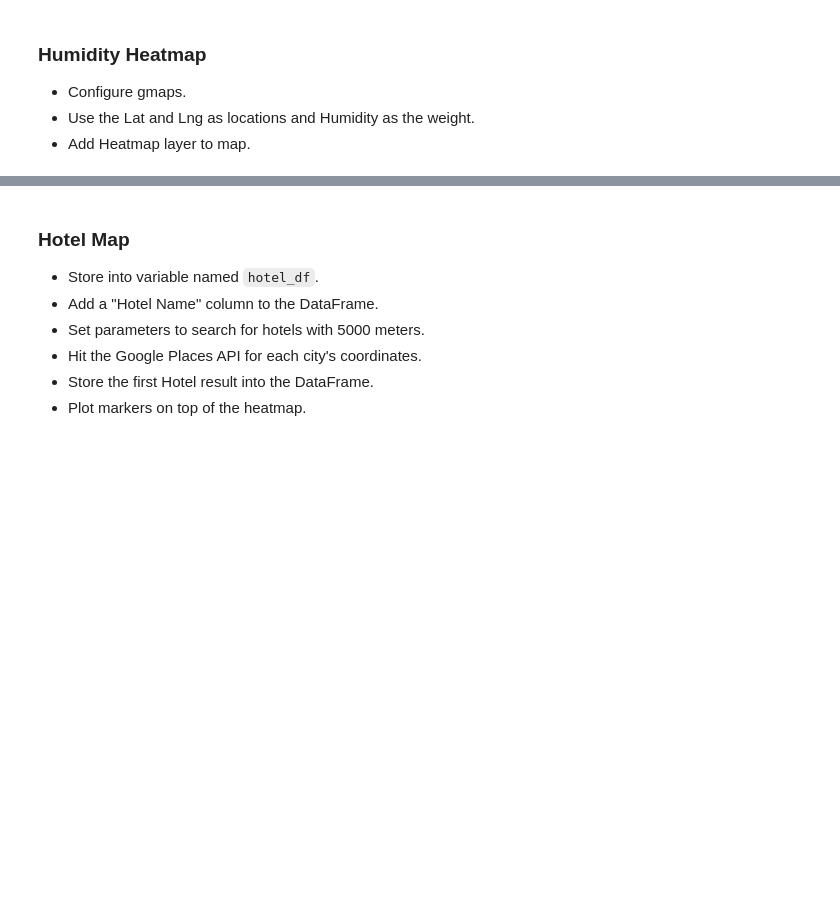
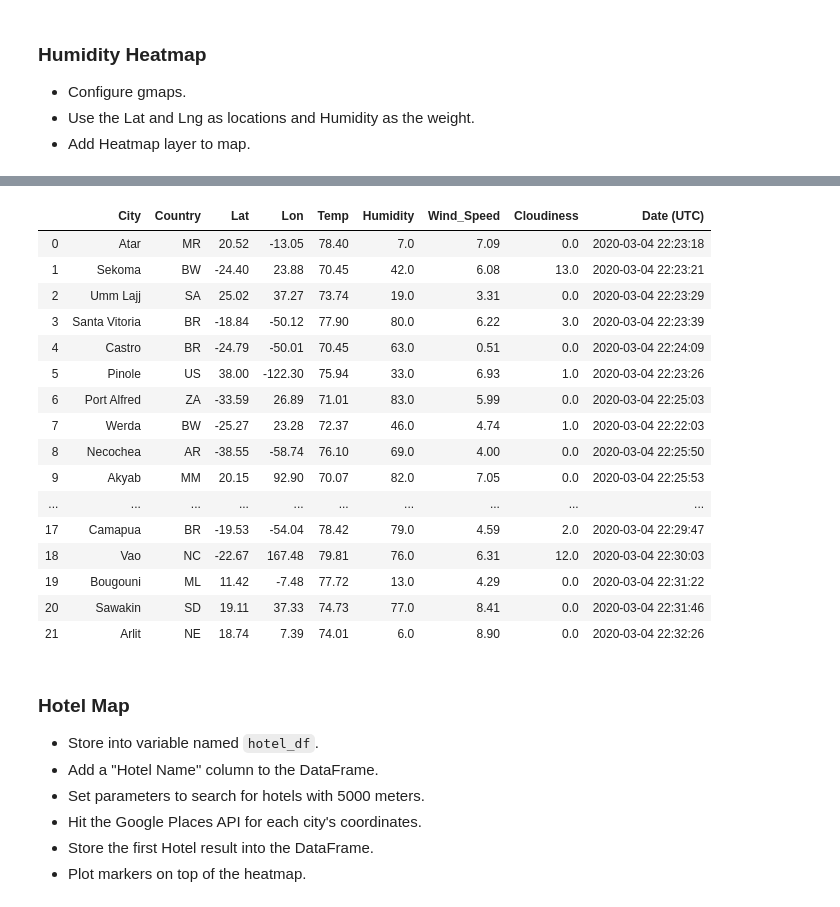
Before and after one commit to travistharp/python-api-challenge, a Jupyter notebook: WeatherPy/VacationPy.ipynb, the cells around one changed output, grey strips where cells are left out. Cells and saved outputs as stored; diff of their text form; code cells hidden in the pictures; blank space fills up the shorter version.

```diff
--- a/WeatherPy/VacationPy.ipynb
+++ b/WeatherPy/VacationPy.ipynb
@@ -52,4 +71,31 @@ fig
 * Drop any rows will null values.
+# %%
+#Ideal Conditions:
+# Teperature between 70 and 80
+# Cloudiness less than 15%
+# Wind Speed less than 10 mph
+
+ideal_df = vaca_df[(vaca_df['Temp'] >= 70) & (vaca_df['Temp'] <=80) & (vaca_df['Cloudiness'] <=15) & (vaca_df['Wind_Speed'] <=10)]
+ideal_df = ideal_df.reset_index(drop=True)
+ideal_df
+# %% [output]
+|  | City | Country | Lat | Lon | Temp | Humidity | Wind_Speed | Cloudiness | Date (UTC) |
+| 0 | Atar | MR | 20.52 | -13.05 | 78.40 | 7.0 | 7.09 | 0.0 | 2020-03-04 22:23:18 |
+| 1 | Sekoma | BW | -24.40 | 23.88 | 70.45 | 42.0 | 6.08 | 13.0 | 2020-03-04 22:23:21 |
+| 2 | Umm Lajj | SA | 25.02 | 37.27 | 73.74 | 19.0 | 3.31 | 0.0 | 2020-03-04 22:23:29 |
+| 3 | Santa Vitoria | BR | -18.84 | -50.12 | 77.90 | 80.0 | 6.22 | 3.0 | 2020-03-04 22:23:39 |
+| 4 | Castro | BR | -24.79 | -50.01 | 70.45 | 63.0 | 0.51 | 0.0 | 2020-03-04 22:24:09 |
+| 5 | Pinole | US | 38.00 | -122.30 | 75.94 | 33.0 | 6.93 | 1.0 | 2020-03-04 22:23:26 |
+| 6 | Port Alfred | ZA | -33.59 | 26.89 | 71.01 | 83.0 | 5.99 | 0.0 | 2020-03-04 22:25:03 |
+| 7 | Werda | BW | -25.27 | 23.28 | 72.37 | 46.0 | 4.74 | 1.0 | 2020-03-04 22:22:03 |
+| 8 | Necochea | AR | -38.55 | -58.74 | 76.10 | 69.0 | 4.00 | 0.0 | 2020-03-04 22:25:50 |
+| 9 | Akyab | MM | 20.15 | 92.90 | 70.07 | 82.0 | 7.05 | 0.0 | 2020-03-04 22:25:53 |
+| ... | ... | ... | ... | ... | ... | ... | ... | ... | ... |
+| 17 | Camapua | BR | -19.53 | -54.04 | 78.42 | 79.0 | 4.59 | 2.0 | 2020-03-04 22:29:47 |
+| 18 | Vao | NC | -22.67 | 167.48 | 79.81 | 76.0 | 6.31 | 12.0 | 2020-03-04 22:30:03 |
+| 19 | Bougouni | ML | 11.42 | -7.48 | 77.72 | 13.0 | 4.29 | 0.0 | 2020-03-04 22:31:22 |
+| 20 | Sawakin | SD | 19.11 | 37.33 | 74.73 | 77.0 | 8.41 | 0.0 | 2020-03-04 22:31:46 |
+| 21 | Arlit | NE | 18.74 | 7.39 | 74.01 | 6.0 | 8.90 | 0.0 | 2020-03-04 22:32:26 |
 # %% [markdown]
 ### Hotel Map
 * Store into variable named `hotel_df`.
```
Also changed, not shown: parts of 9 cells of this notebook, 15 other files.
